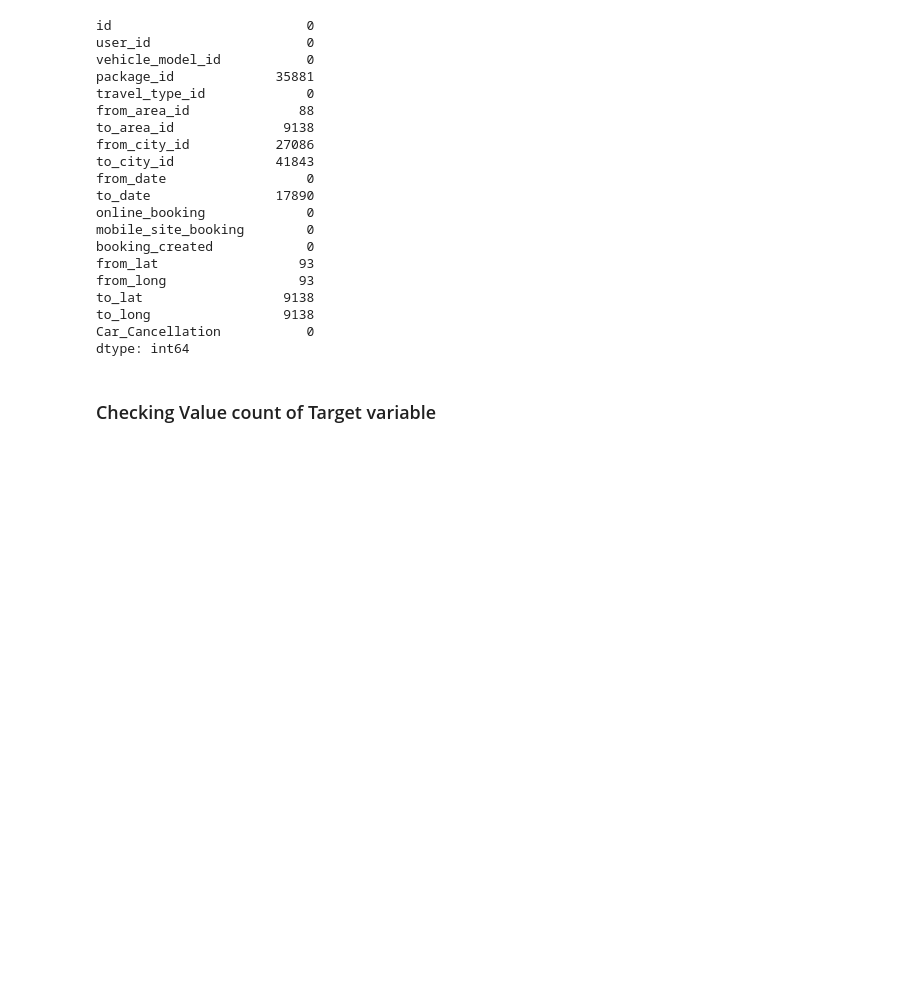
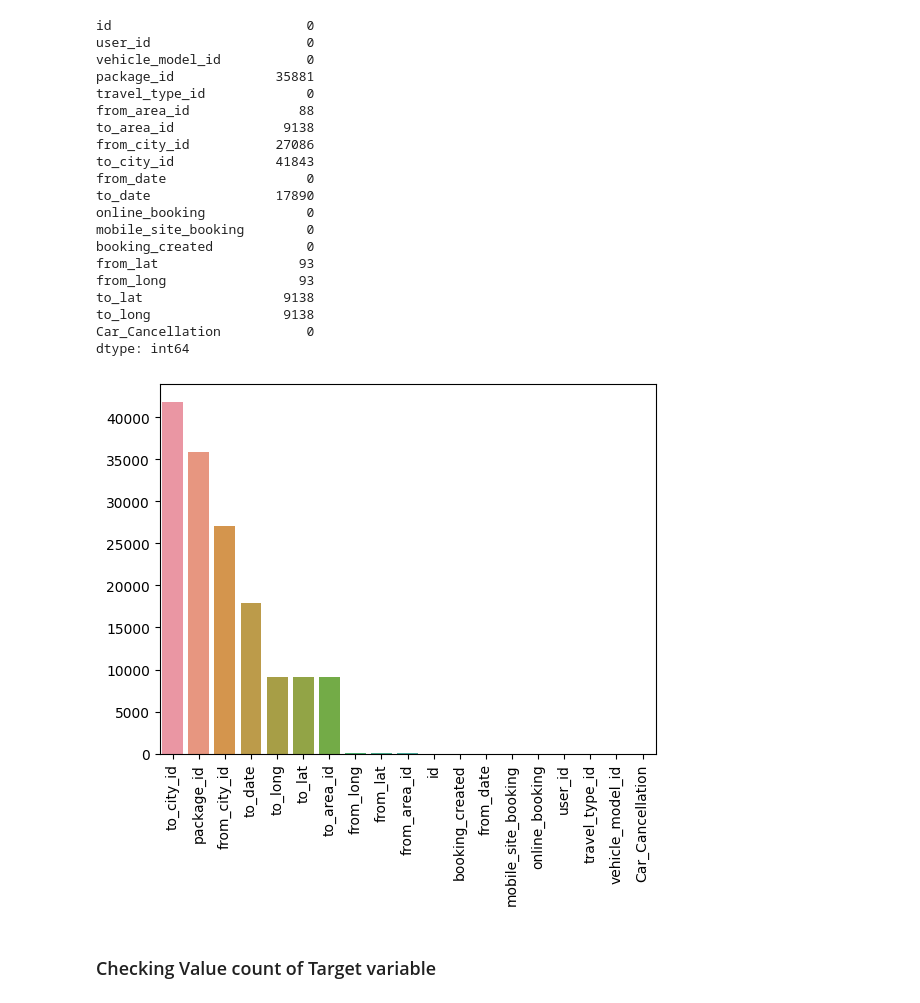
Before and after one commit to Anish-7/yourcab, a Jupyter notebook: notebooks/yourcab_analysis.ipynb, the cells around one changed output. Saved outputs shown, nothing was run; the diff lists cells and outputs as text; code cells hidden in the pictures; blank space fills up the shorter version.

```diff
--- a/notebooks/yourcab_analysis.ipynb
+++ b/notebooks/yourcab_analysis.ipynb
@@ -172,6 +174,12 @@ to_lat                  9138
 to_long                 9138
 Car_Cancellation           0
 dtype: int64
+# %%
+sns.barplot(x=raw_data.isna().sum().sort_values(ascending=False).index,y=raw_data.isna().sum().sort_values(ascending=False))
+plt.xticks(rotation=90)
+plt.show()
+# %% [output]
+[figure, added]
 # %% [markdown]
 ### Checking Value count of Target variable
 # %%
```
Also changed, not shown: parts of 27 cells of this notebook, 10 other files.
